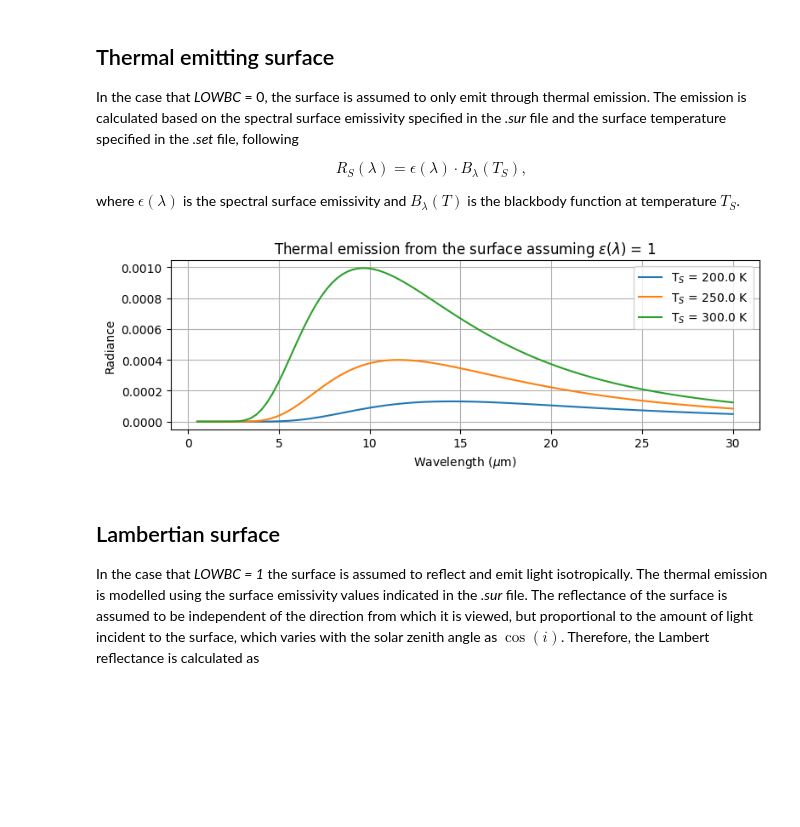
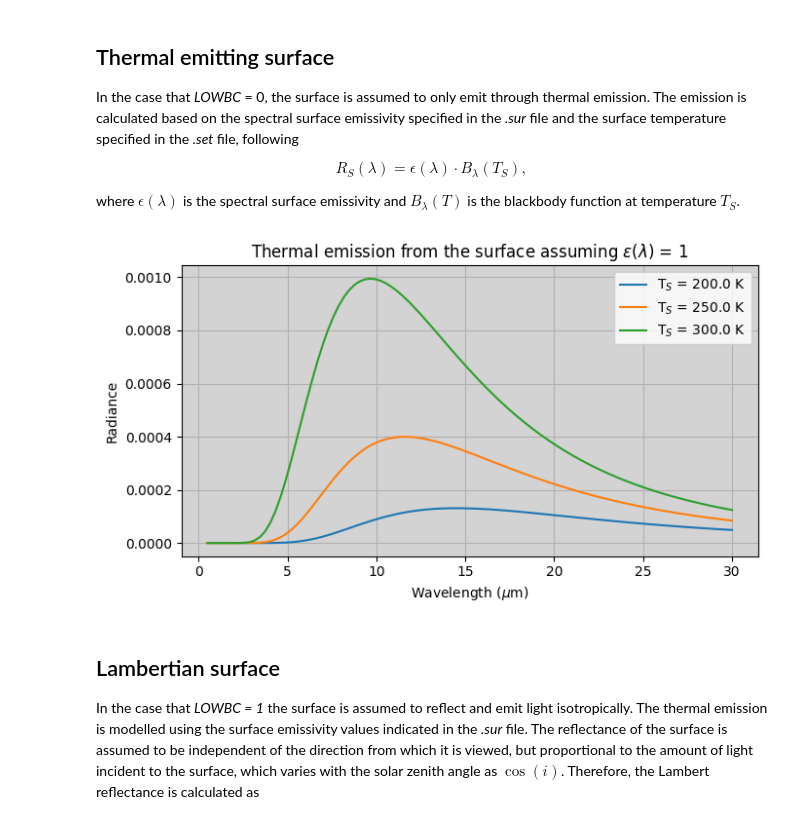
Before and after one commit to zcmcqueen/archnemesis-dist, a Jupyter notebook: docs/examples/surface_modes/surface.ipynb, the cells around one changed output. Saved outputs shown, nothing was run; the diff lists cells and outputs as text; code cells hidden in the pictures; blank space fills up the shorter version.

```diff
--- a/docs/examples/surface_modes/surface.ipynb
+++ b/docs/examples/surface_modes/surface.ipynb
@@ -35,35 +33,36 @@ Surface = ans.Surface_0(LOWBC=0)
 #Writing a .sur file with some values
 Surface.NEM = 101
 Surface.VEM = np.linspace(0.5,30.,Surface.NEM)  #0.5-20 um
 Surface.EMISSIVITY = np.ones(Surface.NEM) * 1.0
 runname = 'emissivity'
 Surface.write_sur(runname)
 
 
 #Reading the .sur file
 Surface.read_sur(runname)
 
 
 #Calculating the thermal emission from the surface
 ISPACE = 1   #(0) Wavenumber (1) Wavelength
 
-fig,ax1 = plt.subplots(1,1,figsize=(8,3))
+fig,ax1 = plt.subplots(1,1,figsize=(7,4))
 tsurf = np.linspace(200.,300.,3)
 for i in range(len(tsurf)):
     Surface.TSURF = tsurf[i]
     radground = Surface.calc_radground(ISPACE)  #Calculate at the wavelengths tabulated in the .sur file
 
     ax1.plot(Surface.VEM,radground,label='T$_S$ = '+str(tsurf[i])+' K')
 
 
 ax1.set_title('Thermal emission from the surface assuming $\epsilon(\lambda)$ = 1')
 ax1.set_xlabel('Wavelength ($\mu$m)')
 ax1.set_ylabel('Radiance')
 ax1.grid()
 ax1.legend()
+ax1.set_facecolor('lightgray')
 plt.tight_layout()
 # %% [output]
-[figure, old version]
+[figure, new version]
 # %% [markdown]
 ## Lambertian surface
 
```
Also changed, not shown: parts of 3 cells of this notebook, 10 other files.
